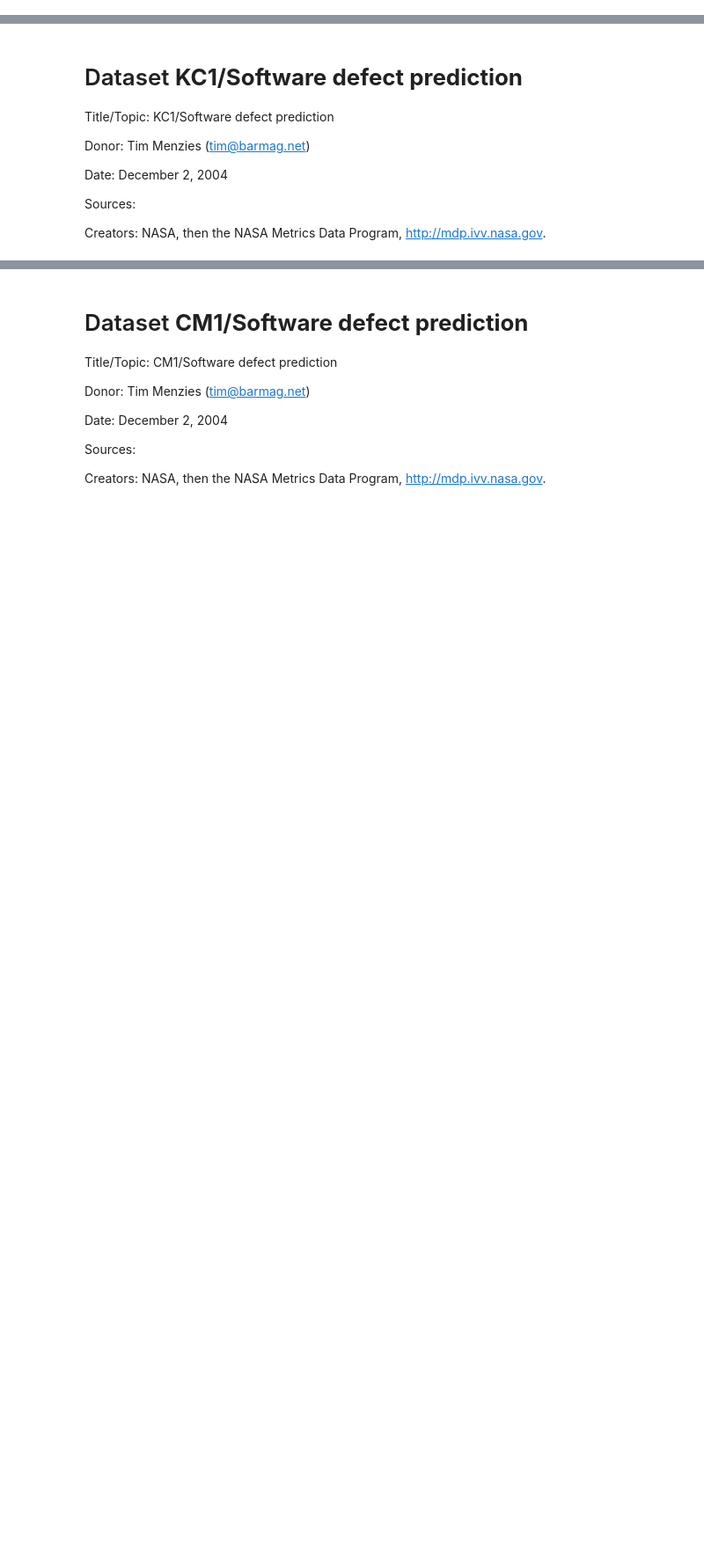
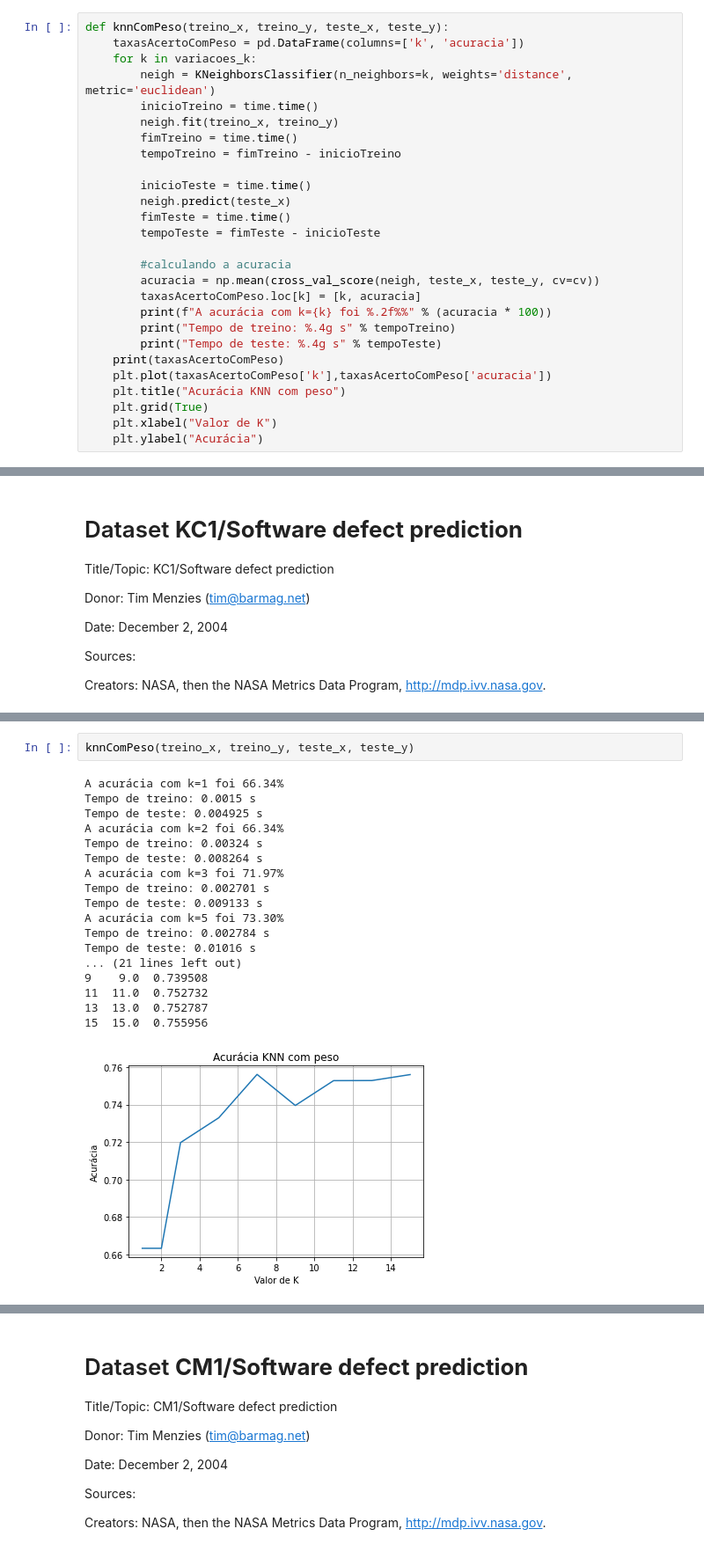
Before and after one commit to vmmelo/lista1-if699-ml, a Jupyter notebook: lista.ipynb, the cells around one changed output, grey strips where cells are left out. Shown at 88% size. Cells and saved outputs as stored; diff of their text form; blank space fills up the shorter version.

```diff
--- a/lista.ipynb
+++ b/lista.ipynb
@@ -4,0 +52,27 @@ Promise repository: http://promise.site.uottawa.ca/SERepository/datasets-page.ht
+# %%
+def knnComPeso(treino_x, treino_y, teste_x, teste_y):
+    taxasAcertoComPeso = pd.DataFrame(columns=['k', 'acuracia'])
+    for k in variacoes_k:
+        neigh = KNeighborsClassifier(n_neighbors=k, weights='distance', metric='euclidean')
+        inicioTreino = time.time()
+        neigh.fit(treino_x, treino_y)
+        fimTreino = time.time()
+        tempoTreino = fimTreino - inicioTreino
+
+        inicioTeste = time.time()
+        neigh.predict(teste_x)
+        fimTeste = time.time()
+        tempoTeste = fimTeste - inicioTeste
+
+        #calculando a acuracia
+        acuracia = np.mean(cross_val_score(neigh, teste_x, teste_y, cv=cv))
+        taxasAcertoComPeso.loc[k] = [k, acuracia]
+        print(f"A acurácia com k={k} foi %.2f%%" % (acuracia * 100))
+        print("Tempo de treino: %.4g s" % tempoTreino)
+        print("Tempo de teste: %.4g s" % tempoTeste)
+    print(taxasAcertoComPeso)
+    plt.plot(taxasAcertoComPeso['k'],taxasAcertoComPeso['acuracia'])
+    plt.title("Acurácia KNN com peso")
+    plt.grid(True)
+    plt.xlabel("Valor de K")
+    plt.ylabel("Acurácia")
@@ -185,0 +201,21 @@ Text(0, 0.5, 'Acurácia')
+# %%
+knnComPeso(treino_x, treino_y, teste_x, teste_y)
+# %% [output]
+A acurácia com k=1 foi 66.34%
+Tempo de treino: 0.0015 s
+Tempo de teste: 0.004925 s
+A acurácia com k=2 foi 66.34%
+Tempo de treino: 0.00324 s
+Tempo de teste: 0.008264 s
+A acurácia com k=3 foi 71.97%
+Tempo de treino: 0.002701 s
+Tempo de teste: 0.009133 s
+A acurácia com k=5 foi 73.30%
+Tempo de treino: 0.002784 s
+Tempo de teste: 0.01016 s
+... (21 lines left out)
+9    9.0  0.739508
+11  11.0  0.752732
+13  13.0  0.752787
+15  15.0  0.755956
+[figure, added]
```
Also changed, not shown: parts of 23 cells of this notebook.
